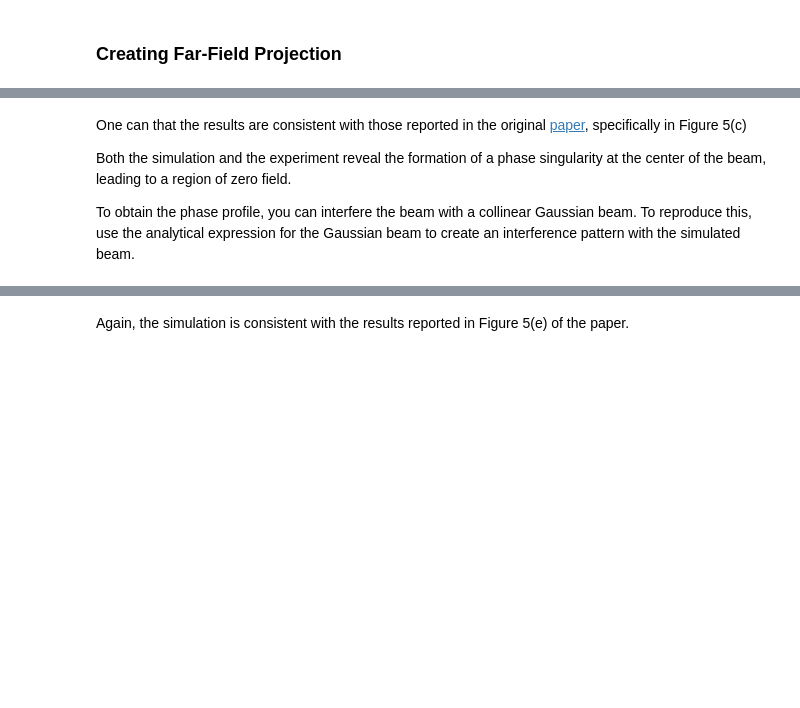
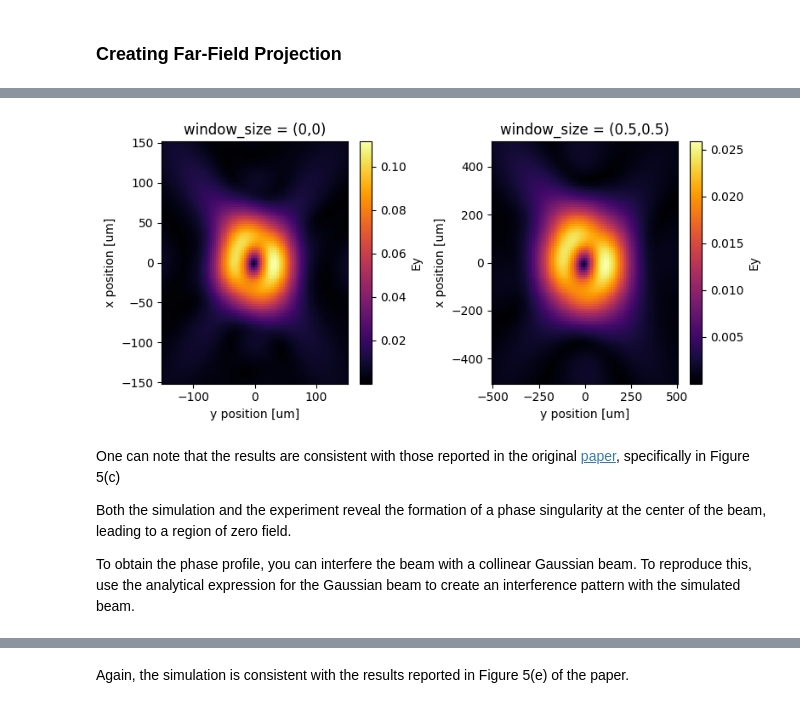
Before and after one commit to flexcompute/tidy3d-notebooks, a Jupyter notebook: VortexMetasurface.ipynb, the cells around one changed output, grey strips where cells are left out. Drawn from its saved outputs; the diff is of its cells as text; code cells hidden in the pictures; blank space fills up the shorter version.

```diff
--- a/VortexMetasurface.ipynb
+++ b/VortexMetasurface.ipynb
@@ -396,0 +350,27 @@ plt.show()
+# %%
+# radial distance away from the origin at which to project fields
+r_proj = 60 * Wl
+
+# here we add the 'window_size' argument to ensure that the near fields decay to zero at the monitor boundaries
+far_field_local_projection = td.FieldProjectionCartesianMonitor(
+    center=(0, 0, monitor_z_position),
+    size=(td.inf, td.inf, 0),
+    normal_dir="+",
+    freqs=[fcen],
+    x=1000 * np.linspace(-0.5, 0.5, 100),
+    y=1000 * np.linspace(-0.5, 0.5, 100),
+    proj_axis=2,
+    proj_distance=r_proj,
+    far_field_approx=False,
+    window_size=(0.5, 0.5),
+    name="farFieldLocalProjection",
+)
+
+projector = td.FieldProjector.from_near_field_monitors(
+    sim_data=results,
+    near_monitors=[field_monitor],
+    normal_dirs=["+"],
+    pts_per_wavelength=10,
+)
+projected = projector.project_fields(far_field_local_projection)
+far_field = projected.fields_cartesian
@@ -397,5 +381,22 @@ plt.show()
+# %%
+# also plot the projected fields from the FarFieldMonitor
+fig, Ax = plt.subplots(1, 2, tight_layout=True, figsize=(8, 3.8))
+
+abs(results["farFieldMon"].fields_cartesian["Ey"]).plot(cmap="inferno", ax=Ax[0])
+Ax[0].set_title("window_size = (0,0)")
+
+
+# plotting only the cross-polarized component (Ey). In the experiments, a polarizer was used to block the
+# scattered light with the same polarization as the incident wave.
+
+# visualizing the electric field
+abs(far_field["Ey"]).plot(cmap="inferno", ax=Ax[1])
+Ax[1].set_title("window_size = (0.5,0.5)")
+plt.show()
+# %% [output]
+[figure, added]
 # %% [markdown]
-One can  that the results are consistent with those reported in the original [paper](https://projects.iq.harvard.edu/files/capasso/files/2011_yu_et_al._science.pdf), specifically in Figure 5(c)
+One can note that the results are consistent with those reported in the original [paper](https://projects.iq.harvard.edu/files/capasso/files/2011_yu_et_al._science.pdf), specifically in Figure 5(c)
 
 Both the simulation and the experiment reveal the formation of a phase singularity at the center of the beam, leading to a region of zero field.
 
```
Also changed, not shown: parts of 16 cells of this notebook.
